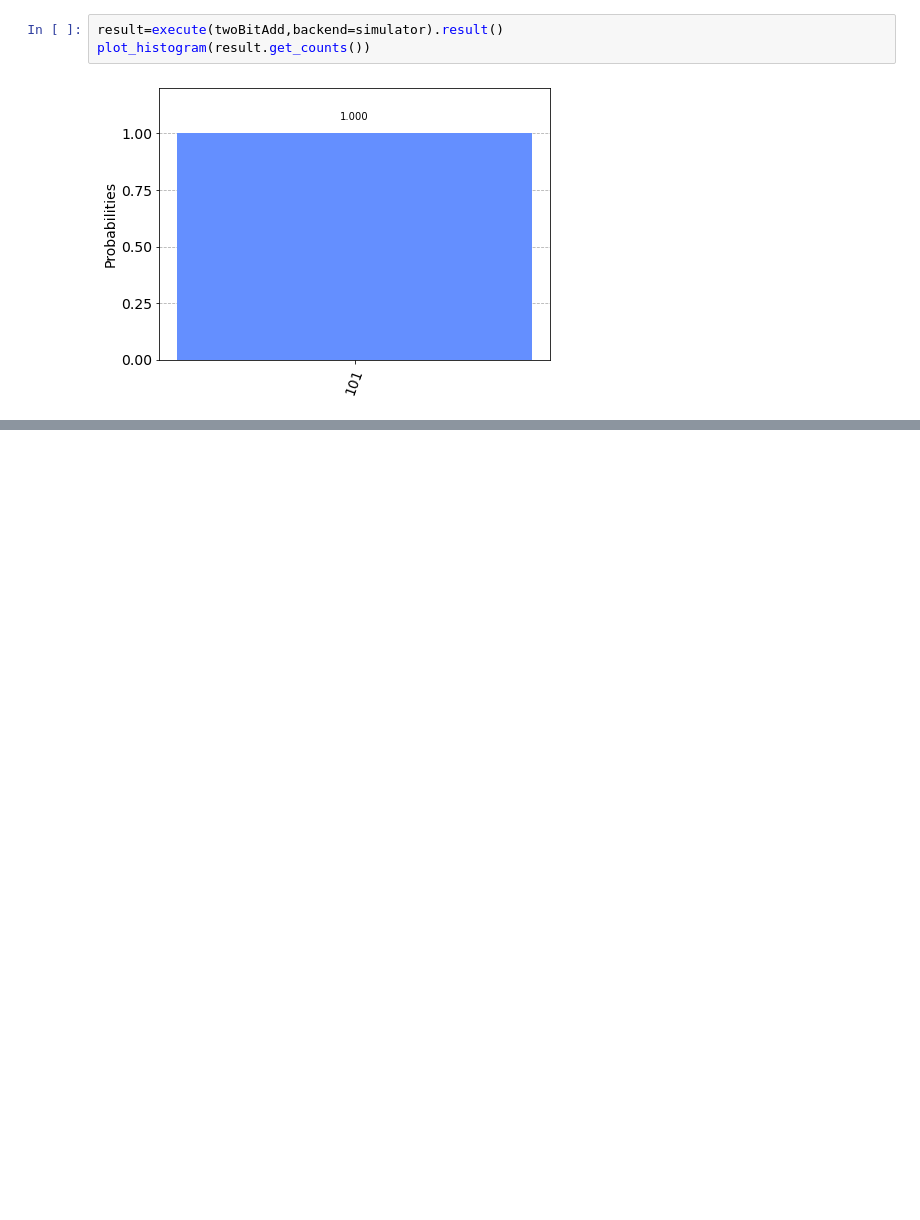
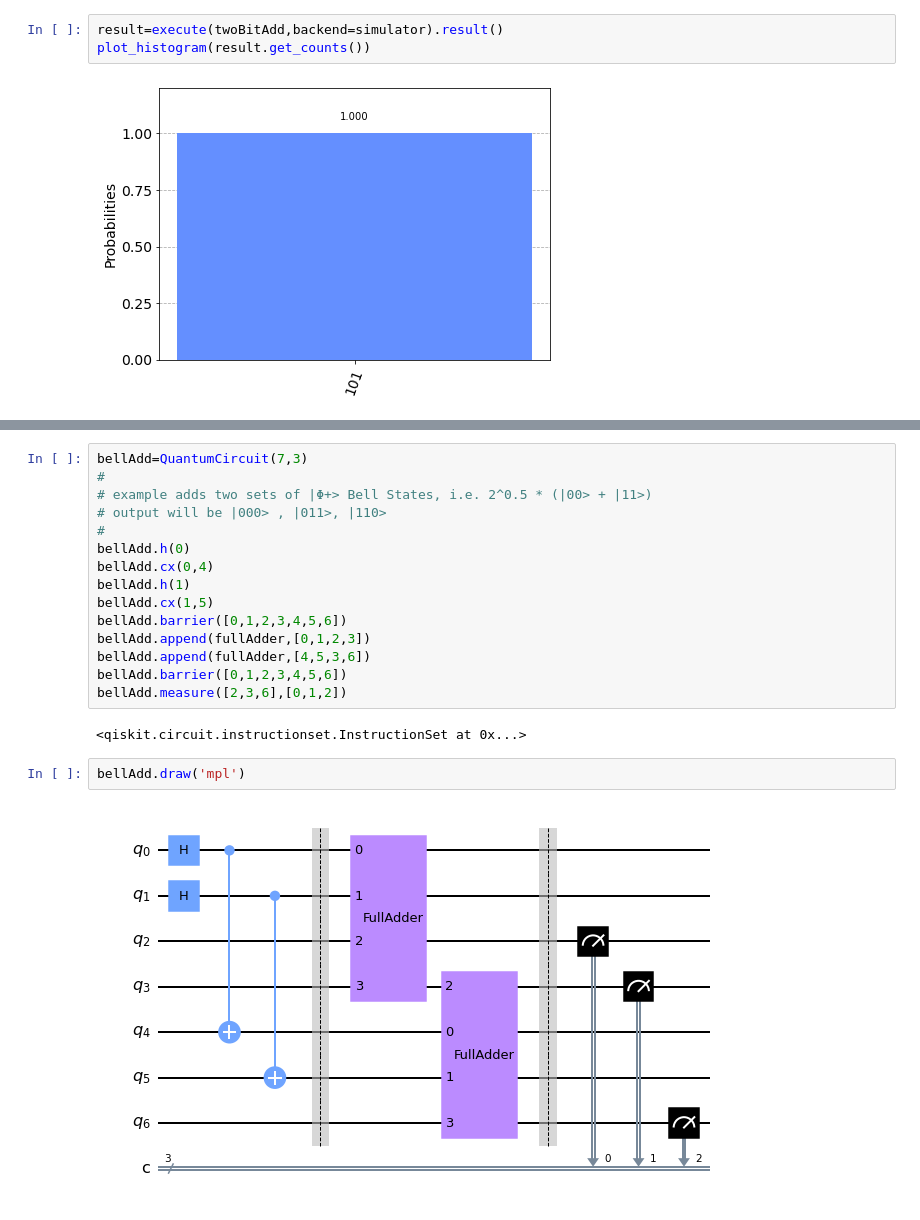
Before and after one commit to t11s/qiskit_full_adder, a Jupyter notebook: full adder.ipynb, the cells around one changed output, grey strips where cells are left out. Drawn from its saved outputs; the diff is of its cells as text; blank space fills up the shorter version.

```diff
--- a/full adder.ipynb
+++ b/full adder.ipynb
@@ -94,0 +83,21 @@ plot_histogram(result.get_counts())
+# %%
+bellAdd=QuantumCircuit(7,3)
+#
+# example adds two sets of |Φ+> Bell States, i.e. 2^0.5 * (|00> + |11>)
+# output will be |000> , |011>, |110>
+#
+bellAdd.h(0)
+bellAdd.cx(0,4)
+bellAdd.h(1)
+bellAdd.cx(1,5)
+bellAdd.barrier([0,1,2,3,4,5,6])
+bellAdd.append(fullAdder,[0,1,2,3])
+bellAdd.append(fullAdder,[4,5,3,6])
+bellAdd.barrier([0,1,2,3,4,5,6])
+bellAdd.measure([2,3,6],[0,1,2])
+# %% [output]
+<qiskit.circuit.instructionset.InstructionSet at 0x...>
+# %%
+bellAdd.draw('mpl')
+# %% [output]
+[figure, added]
```
Also changed, not shown: parts of 8 cells of this notebook.
